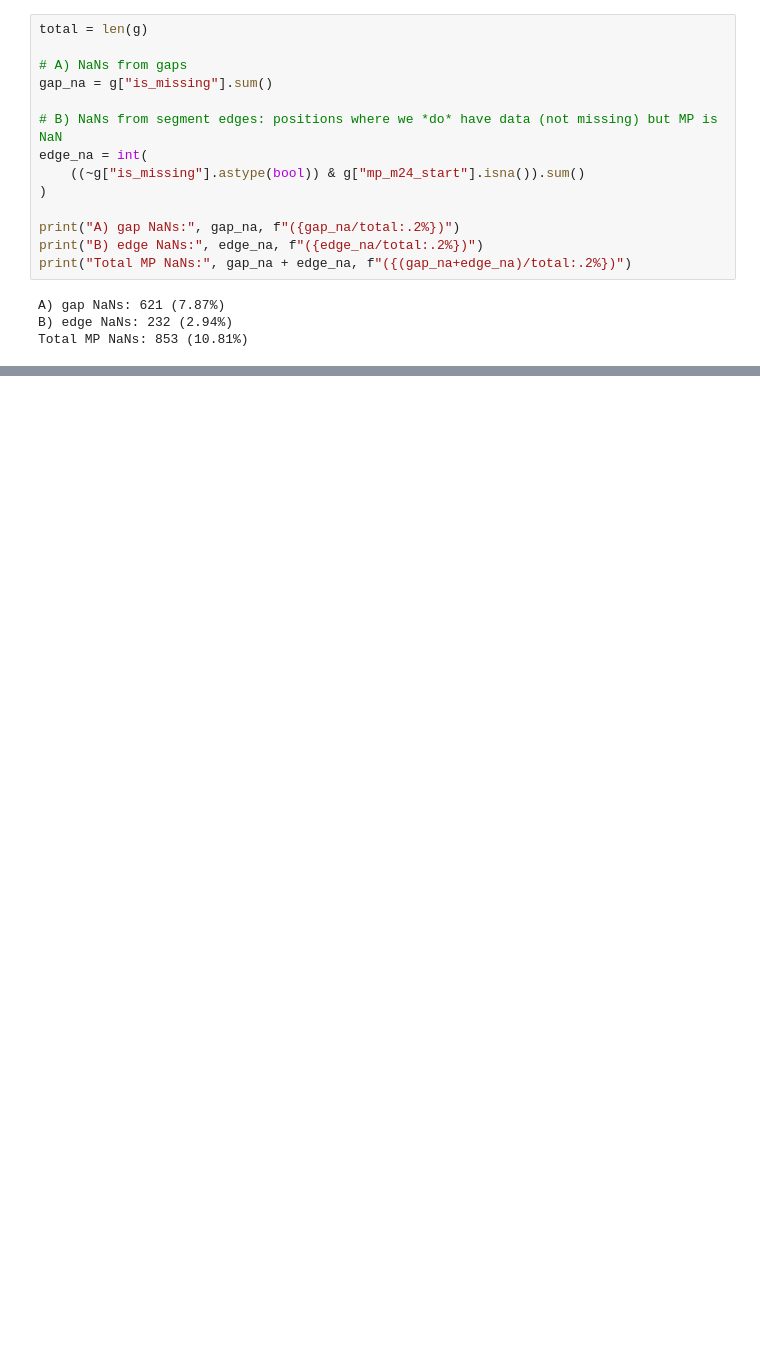
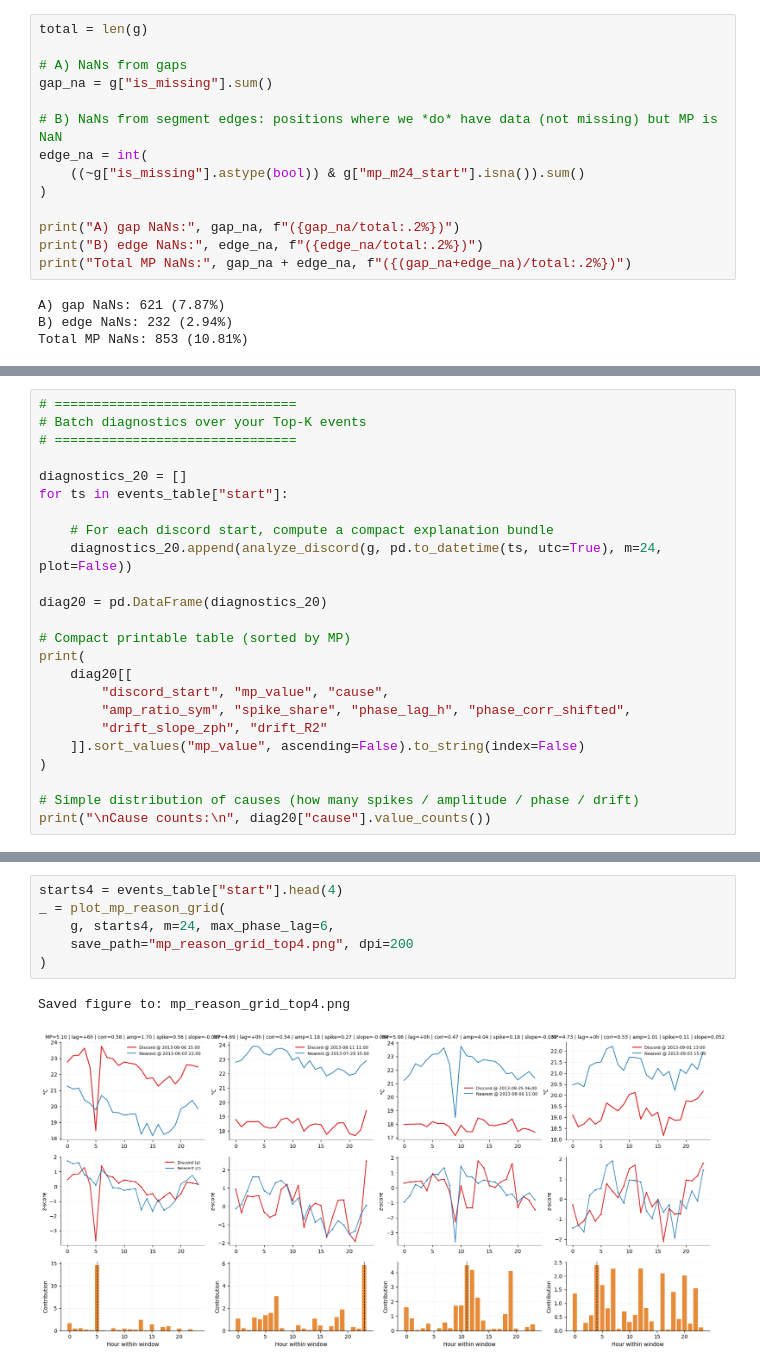
Before and after one commit to spouli/Thesis_Anomaly_Detection, a Jupyter notebook: Preprocessing.ipynb, the cells around one changed output, grey strips where cells are left out. Saved outputs shown, nothing was run; the diff lists cells and outputs as text; blank space fills up the shorter version.

```diff
--- a/Preprocessing.ipynb
+++ b/Preprocessing.ipynb
@@ -482,0 +1019,24 @@ Total MP NaNs: 853 (10.81%)
+# %%
+# ===============================
+# Batch diagnostics over your Top-K events
+# ===============================
+
+diagnostics_20 = []
+for ts in events_table["start"]:
+
+    # For each discord start, compute a compact explanation bundle
+    diagnostics_20.append(analyze_discord(g, pd.to_datetime(ts, utc=True), m=24, plot=False))
+
+diag20 = pd.DataFrame(diagnostics_20)
+
+# Compact printable table (sorted by MP)
+print(
+    diag20[[
+        "discord_start", "mp_value", "cause",
+        "amp_ratio_sym", "spike_share", "phase_lag_h", "phase_corr_shifted",
+        "drift_slope_zph", "drift_R2"
+    ]].sort_values("mp_value", ascending=False).to_string(index=False)
+)
+
+# Simple distribution of causes (how many spikes / amplitude / phase / drift)
+print("\nCause counts:\n", diag20["cause"].value_counts())
@@ -482,0 +1257,9 @@ Total MP NaNs: 853 (10.81%)
+# %%
+starts4 = events_table["start"].head(4)
+_ = plot_mp_reason_grid(
+    g, starts4, m=24, max_phase_lag=6,
+    save_path="mp_reason_grid_top4.png", dpi=200
+)
+# %% [output]
+Saved figure to: mp_reason_grid_top4.png
+[figure, added]
```
Also changed, not shown: parts of 20 cells of this notebook, 2 other files.
